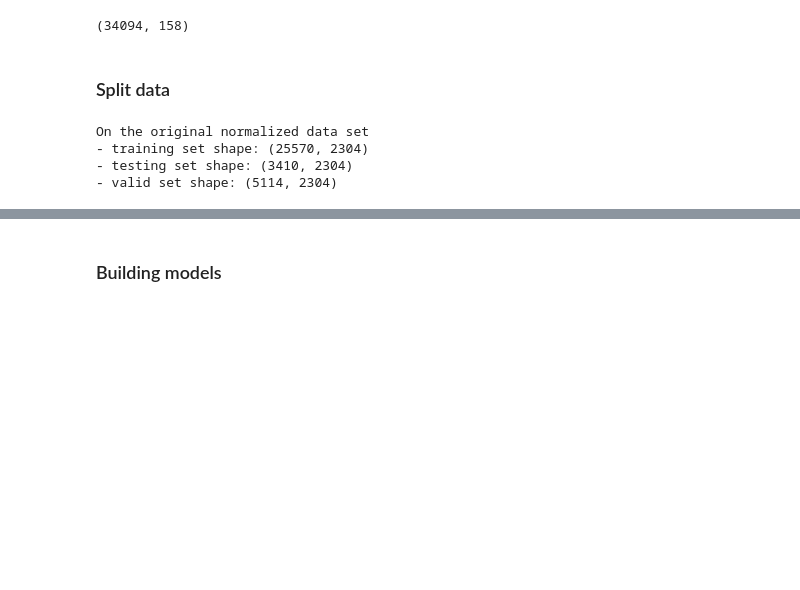
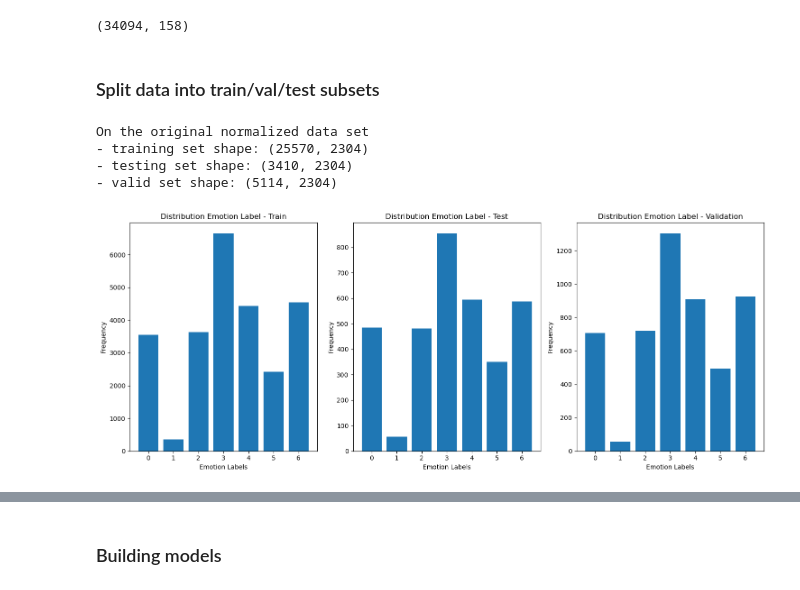
Before and after one commit to LDpNgn/Fundamental-ML, a Jupyter notebook: notebooks/EDA.ipynb, the cells around one changed output, grey strips where cells are left out. Cells and saved outputs as stored; diff of their text form; code cells hidden in the pictures; blank space fills up the shorter version.

```diff
--- a/notebooks/EDA.ipynb
+++ b/notebooks/EDA.ipynb
@@ -245,4 +286,4 @@ images_pca.shape
 # %% [output]
 (34094, 158)
 # %% [markdown]
-### Split data
+### Split data into train/val/test subsets
@@ -265,14 +342,17 @@ def split_data(X, y):
 # %%
 x_train_norm, x_test_norm, x_val_norm, y_train_norm, y_test_norm, y_val_norm = split_data(image_raws, labels)
 print("On the original normalized data set")
 print(f"- training set shape: {x_train_norm.shape}")
 print(f"- testing set shape: {x_test_norm.shape}")
 print(f"- valid set shape: {x_val_norm.shape}")
+
+draw_emotion_distribution(y_train_norm, y_test_norm, y_val_norm)
 # %% [output]
 On the original normalized data set
 - training set shape: (25570, 2304)
 - testing set shape: (3410, 2304)
 - valid set shape: (5114, 2304)
+[figure, added]
 # %%
 x_train_pca, x_test_pca, x_val_pca, y_train_pca, y_test_pca, y_val_pca = split_data(images_pca, labels)
 print("On the transformed data set")
```
Also changed, not shown: parts of 27 cells of this notebook.
